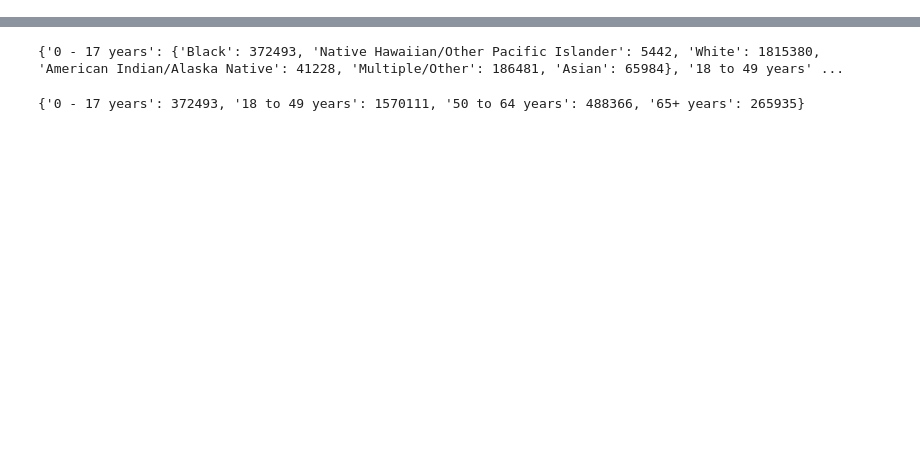
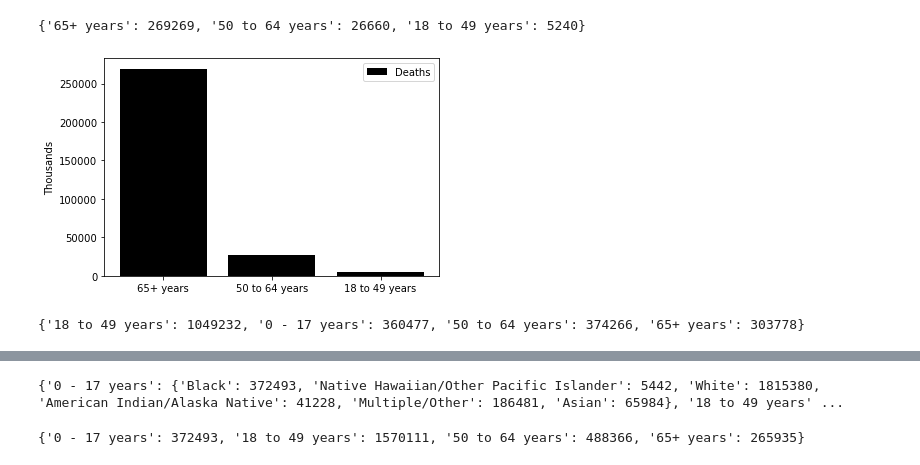
Before and after one commit to microtaryn/HotPodatas, a Jupyter notebook: CDC_COVID.ipynb, the cells around one changed output, grey strips where cells are left out. Cells and saved outputs as stored; diff of their text form; code cells hidden in the pictures; blank space fills up the shorter version.

```diff
--- a/CDC_COVID.ipynb
+++ b/CDC_COVID.ipynb
@@ -16,19 +16,65 @@ while (True):
     #if (count > 1000000):
         #break
 #print(lines)
-ageDict = {}
-ageDict2 = {}
+ageDict = {}#for age and race data
+ageDict2 = {}#for age and gender data
+ageDict3 = {}#for age and death data
+ageDict4 = {}#for age and exposure data
+ageDict5 = {}#for age and comorbidity data
 races = ["White","Black","Multiple/Other","Asian","American Indian/Alaska Native","Native Hawaiian/Other Pacific Islander"]
 ageGroups = ["18 to 49 years","50 to 64 years","0 - 17 years","65+ years"]
 sexes = ["Female","Male","NA"]
+underlyingCond = ["No value","Yes","No"]
+exposure = ["Missing","Yes","No"]
+hospital = ["Missing","No","Unknown","Yes"]
+death=["No","Missing","Unknown","NA","Yes"]
+symptoms=["Symptomatic","Missing","Unknown","Asymptomatic","nul"]
+interval=["No value",0,1,2,3,4,5,6,7,8,9,10,11,12,13,14]
 for line in lines:
     tokens = line.strip().split(",")
     age_group = tokens[headers.index("age_group")]
     sex = tokens[headers.index("sex")]
     race = tokens[headers.index("race")]
+    deceased = tokens[headers.index("death_yn")]
+    exposure = tokens[headers.index("exposure_yn")]
+    comorbidity = tokens[headers.index("underlying_conditions_yn")]
     if (race in races and age_group in ageGroups):
         ageDict.setdefault(age_group,[]).append(race)
     if (sex in sexes and age_group in ageGroups):
         ageDict2.setdefault(age_group,[]).append(sex)
+    if (deceased == "Yes" and age_group in ageGroups):
+        ageDict3.setdefault(age_group,[]).append(deceased)
+    if (exposure == "Yes" and age_group in ageGroups):
+        ageDict4.setdefault(age_group,[]).append(exposure)
+    if (comorbidity == "Yes" and age_group in ageGroups):
+        ageDict5.setdefault(age_group,[]).append(comorbidity)
 #print(ageDict)
 #1 min 19 sec for all records
+# %%
+#print(ageDict3)
+age_deceased_dict = {}
+for key in ageDict3:
+    age_deceased_dict[key]= len(ageDict3[key])
+print(age_deceased_dict)
+# %% [output]
+{'65+ years': 269269, '50 to 64 years': 26660, '18 to 49 years': 5240}
+# %%
+import matplotlib.pyplot as plt
+
+D = age_deceased_dict
+
+plt.bar(range(len(D)), list(D.values()), align='center',color='black')
+plt.xticks(range(len(D)), list(D.keys()))
+plt.legend(['Deaths'])
+plt.ylabel('Thousands')
+plt.show()
+#Deaths by age group
+# %% [output]
+[figure, added]
+# %%
+age_exposure_dict = {}
+for key in ageDict4:
+    age_exposure_dict[key]= len(ageDict4[key])
+print(age_exposure_dict)
+# %% [output]
+{'18 to 49 years': 1049232, '0 - 17 years': 360477, '50 to 64 years': 374266, '65+ years': 303778}
```
Also changed, not shown: parts of 8 cells of this notebook.
